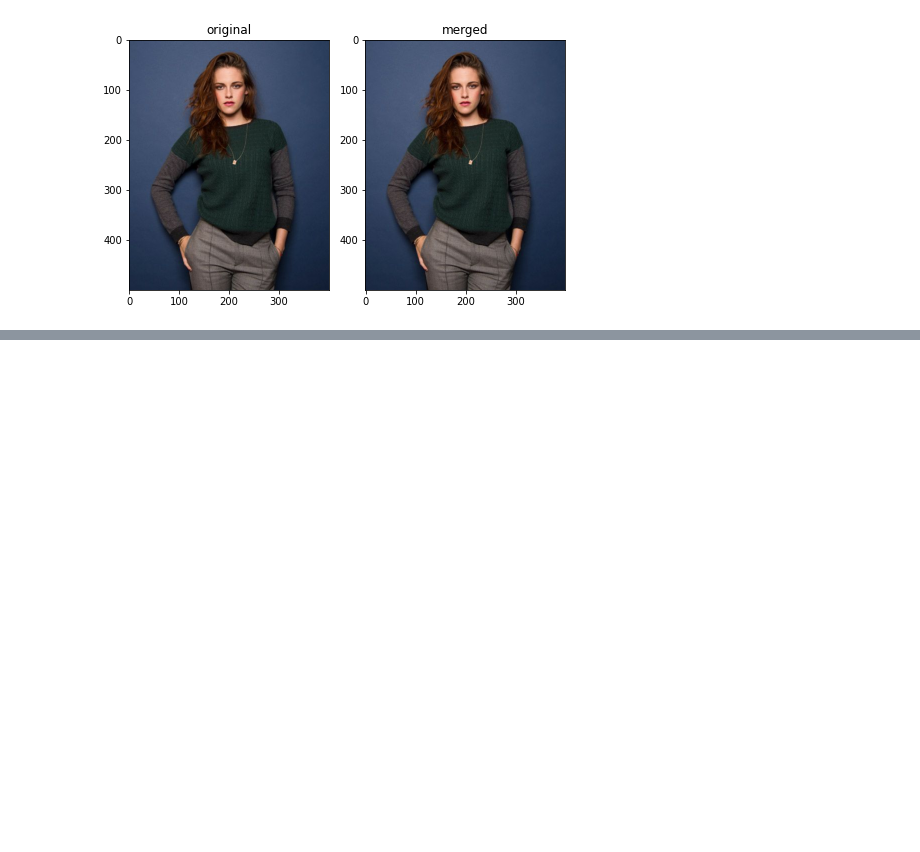
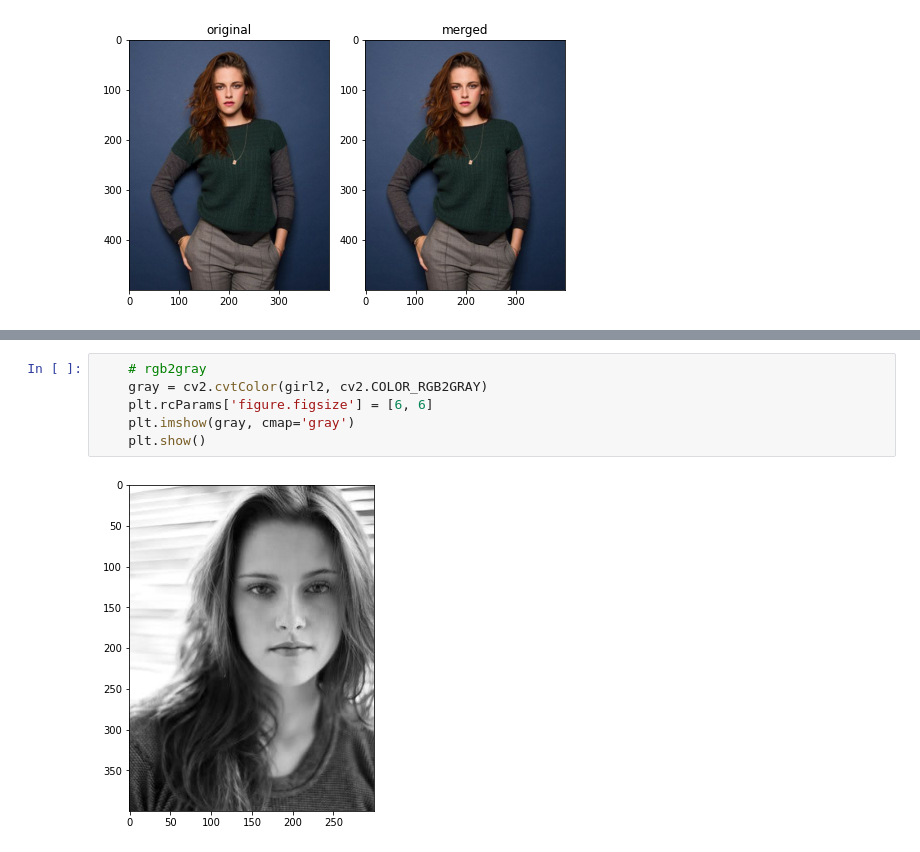
Before and after one commit to kavin-du/Color-Spaces-Transform, a Jupyter notebook: e16057.ipynb, the cells around one changed output, grey strips where cells are left out. Drawn from its saved outputs; the diff is of its cells as text; blank space fills up the shorter version.

```diff
--- a/e16057.ipynb
+++ b/e16057.ipynb
@@ -33,0 +40,8 @@ if __name__ == '__main__':
+# %%
+    # rgb2gray
+    gray = cv2.cvtColor(girl2, cv2.COLOR_RGB2GRAY)
+    plt.rcParams['figure.figsize'] = [6, 6]
+    plt.imshow(gray, cmap='gray')
+    plt.show()
+# %% [output]
+[figure, added]
```
Also changed, not shown: parts of 2 cells of this notebook.
